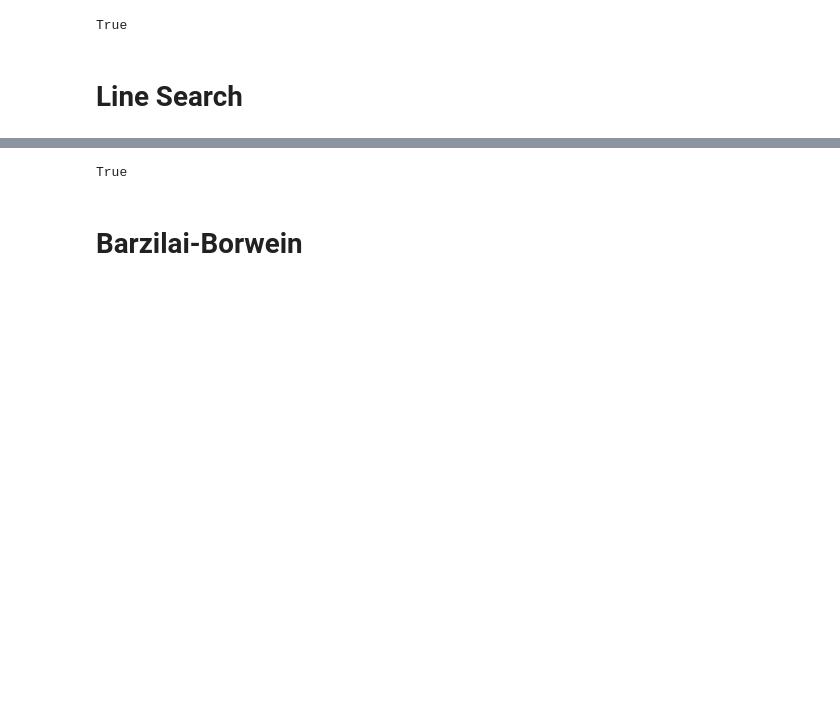
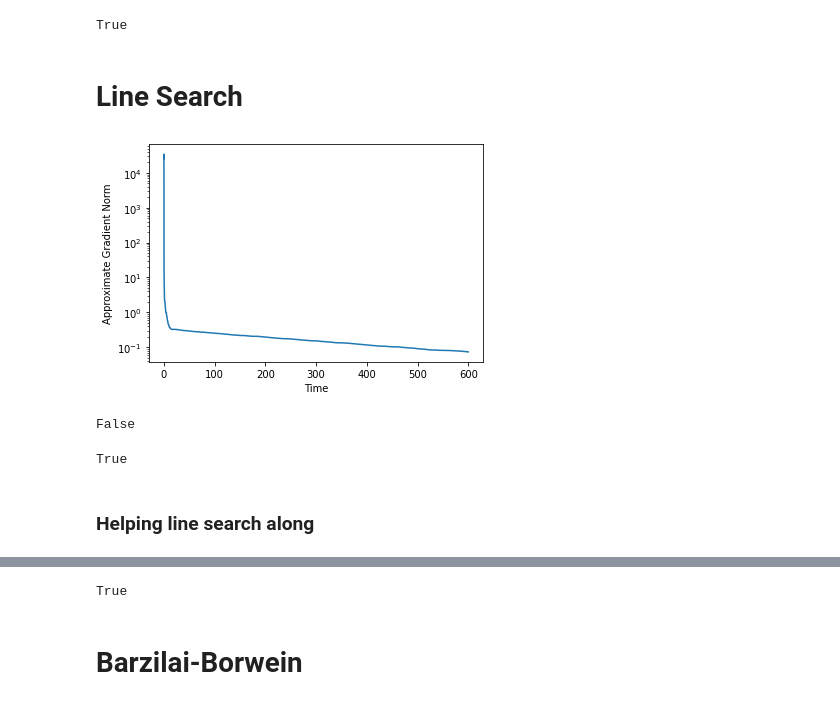
Before and after one commit to Swanchris/c_swan_research, a Jupyter notebook: Constr_reg.ipynb, the cells around one changed output, grey strips where cells are left out. Cells and saved outputs as stored; diff of their text form; code cells hidden in the pictures; blank space fills up the shorter version.

```diff
--- a/Constr_reg.ipynb
+++ b/Constr_reg.ipynb
@@ -171 +176,19 @@ while ApproxGradNorm > epsilon:
         break
+# %%
+plt.plot(timeList,AprGrList)
+plt.yscale('log')
+plt.xlabel('Time')
+plt.ylabel('Approximate Gradient Norm')
+plt.show()
+# %% [output]
+[figure, added]
+# %%
+np.allclose(A1@x1,b1)
+# %% [output]
+False
+# %%
+np.allclose(A2@x1,b2)
+# %% [output]
+True
+# %% [markdown]
+### Helping line search along
```
Also changed, not shown: parts of 17 cells of this notebook, 1 other file.
